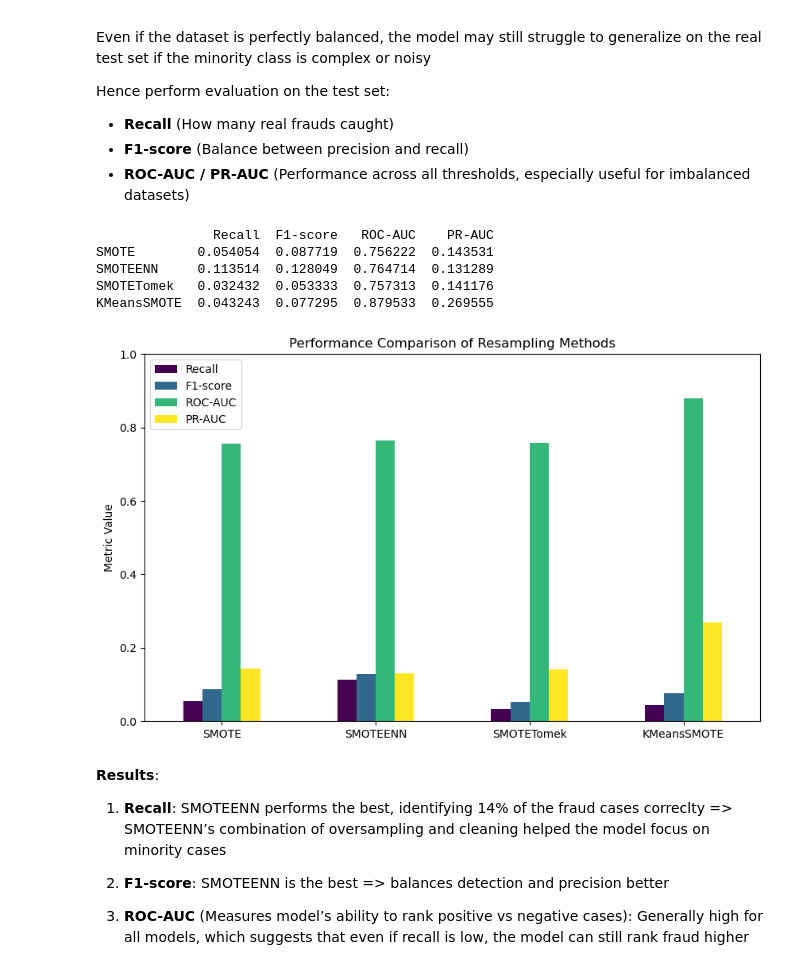
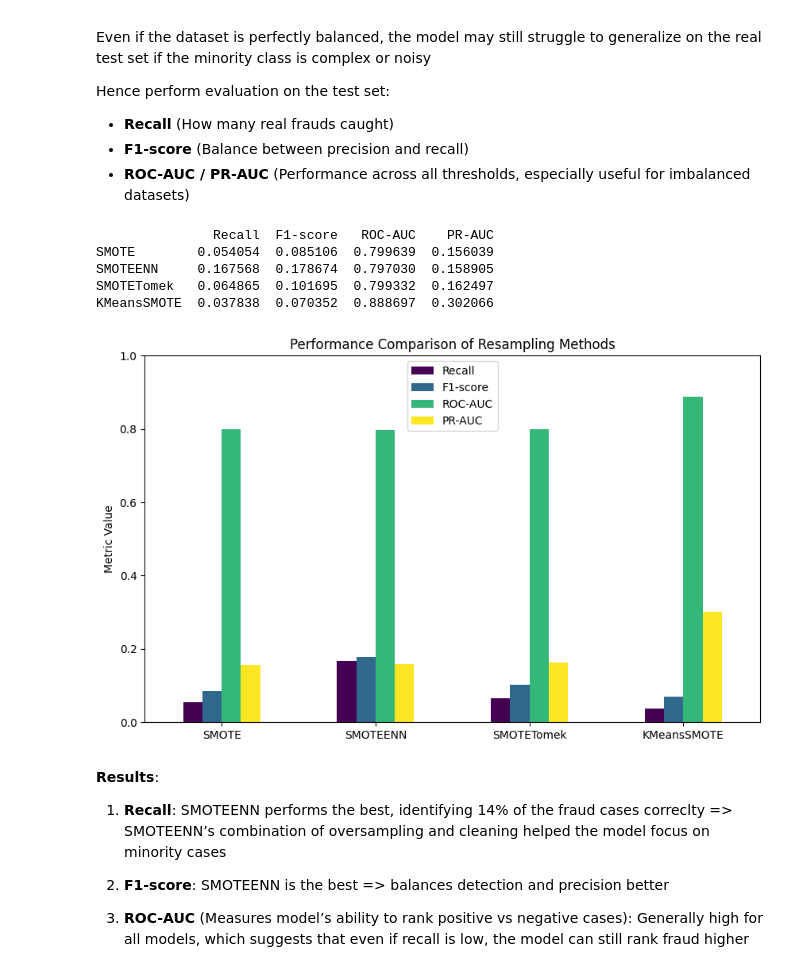
Before and after one commit to enxinn/DSA4263_VehicleInsuranceFraud, a Jupyter notebook: src/eda_preprocess.ipynb, the cells around one changed output. Drawn from its saved outputs; the diff is of its cells as text; code cells hidden in the pictures.

```diff
--- a/src/eda_preprocess.ipynb
+++ b/src/eda_preprocess.ipynb
@@ -1037,13 +1030,9 @@ Test shape: (3084, 60)
 # SMOTE
 from imblearn.over_sampling import SMOTE
 
-# Select only numeric columns
-X_train_numeric = X_train.select_dtypes(include=[np.number])
-y_train_numeric = y_train.astype(int)
-
 # Apply SMOTE
 smote = SMOTE(random_state=42)
-X_train_smote, y_train_smote = smote.fit_resample(X_train_numeric, y_train_numeric)
+X_train_smote, y_train_smote = smote.fit_resample(X_train, y_train)
 
 print("After SMOTE shape:", X_train_smote.shape)
 print("Class distribution after SMOTE:\n", pd.Series(y_train_smote).value_counts())
@@ -1072,7 +1061,7 @@ from imblearn.combine import SMOTEENN
 
 # Apply SMOTEENN
 smote_enn = SMOTEENN(random_state=42)
-X_train_smoteenn, y_train_smoteenn = smote_enn.fit_resample(X_train_numeric, y_train_numeric)
+X_train_smoteenn, y_train_smoteenn = smote_enn.fit_resample(X_train, y_train)
 
 print("After SMOTEENN shape:", X_train_smoteenn.shape)
 print("Class distribution after SMOTEENN:\n", pd.Series(y_train_smoteenn).value_counts())
@@ -1106,7 +1095,7 @@ from imblearn.combine import SMOTETomek
 
 # Apply SMOTETomek
 smote_tomek = SMOTETomek(random_state=42)
-X_train_smotetomek, y_train_smotetomek = smote_tomek.fit_resample(X_train_numeric, y_train_numeric)
+X_train_smotetomek, y_train_smotetomek = smote_tomek.fit_resample(X_train, y_train)
 
 print("After SMOTETomek shape:", X_train_smotetomek.shape)
 print("Class distribution after SMOTETomek:\n", pd.Series(y_train_smotetomek).value_counts())
@@ -1146,7 +1135,7 @@ kmeans_smote = KMeansSMOTE(
 )
 
 # Apply KMeansSMOTE to your data
-X_train_kmeans, y_train_kmeans = kmeans_smote.fit_resample(X_train_numeric, y_train_numeric)
+X_train_kmeans, y_train_kmeans = kmeans_smote.fit_resample(X_train, y_train)
 
 # Check the results
 print("After KMeansSMOTE shape:", X_train_kmeans.shape)
@@ -1224,9 +1213,6 @@ from sklearn.ensemble import RandomForestClassifier
 from sklearn.metrics import recall_score, f1_score, roc_auc_score, precision_recall_curve, auc
 import matplotlib.pyplot as plt
 import pandas as pd
-
-# Convert X_test to numeric (to match resampled training sets)
-X_test_numeric = X_test.select_dtypes(include=[np.number])
 
 # Dictionary to store results
 results = {}
@@ -1241,40 +1227,40 @@ resampled_data = {
 
 # Train and evaluate for each resampling method
 for name, (X_res, y_res) in resampled_data.items():
     clf = RandomForestClassifier(n_estimators=100, random_state=42)
     clf.fit(X_res, y_res)
 
     # Predict on test set
-    y_pred = clf.predict(X_test_numeric)
-    y_prob = clf.predict_proba(X_test_numeric)[:, 1]
+    y_pred = clf.predict(X_test)
+    y_prob = clf.predict_proba(X_test)[:, 1]
 
     # Metrics
     recall = recall_score(y_test, y_pred)
     f1 = f1_score(y_test, y_pred)
     roc_auc = roc_auc_score(y_test, y_prob)
     precision, recall_curve, _ = precision_recall_curve(y_test, y_prob)
     pr_auc = auc(recall_curve, precision)
 
     results[name] = {"Recall": recall, "F1-score": f1, "ROC-AUC": roc_auc, "PR-AUC": pr_auc}
 
 # Convert to DataFrame
 results_df = pd.DataFrame(results).T
 print(results_df)
 
 # Plot metrics comparison
 results_df.plot(kind='bar', figsize=(10,6), colormap='viridis')
 plt.title("Performance Comparison of Resampling Methods")
 plt.ylabel("Metric Value")
 plt.xticks(rotation=0)
 plt.ylim(0,1)
 plt.show()
 # %% [output]
                Recall  F1-score   ROC-AUC    PR-AUC
-SMOTE        0.054054  0.087719  0.756222  0.143531
-SMOTEENN     0.113514  0.128049  0.764714  0.131289
-SMOTETomek   0.032432  0.053333  0.757313  0.141176
-KMeansSMOTE  0.043243  0.077295  0.879533  0.269555
+SMOTE        0.054054  0.085106  0.799639  0.156039
+SMOTEENN     0.167568  0.178674  0.797030  0.158905
+SMOTETomek   0.064865  0.101695  0.799332  0.162497
+KMeansSMOTE  0.037838  0.070352  0.888697  0.302066
-[figure, old version]
+[figure, new version]
 # %% [markdown]
 **Results**:
 1) **Recall**:
```
Also changed, not shown: parts of 44 cells of this notebook, 9 other files.
